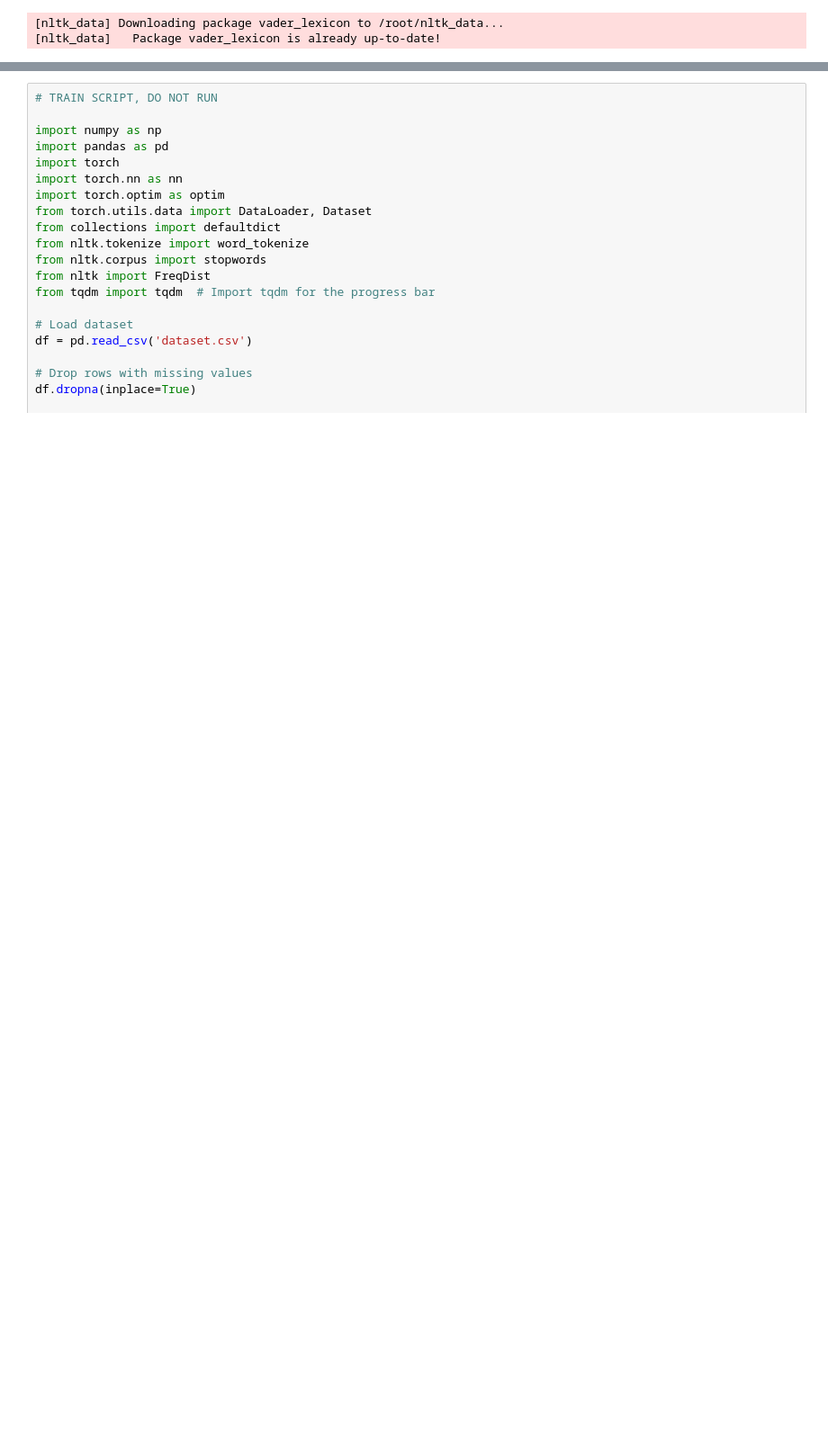
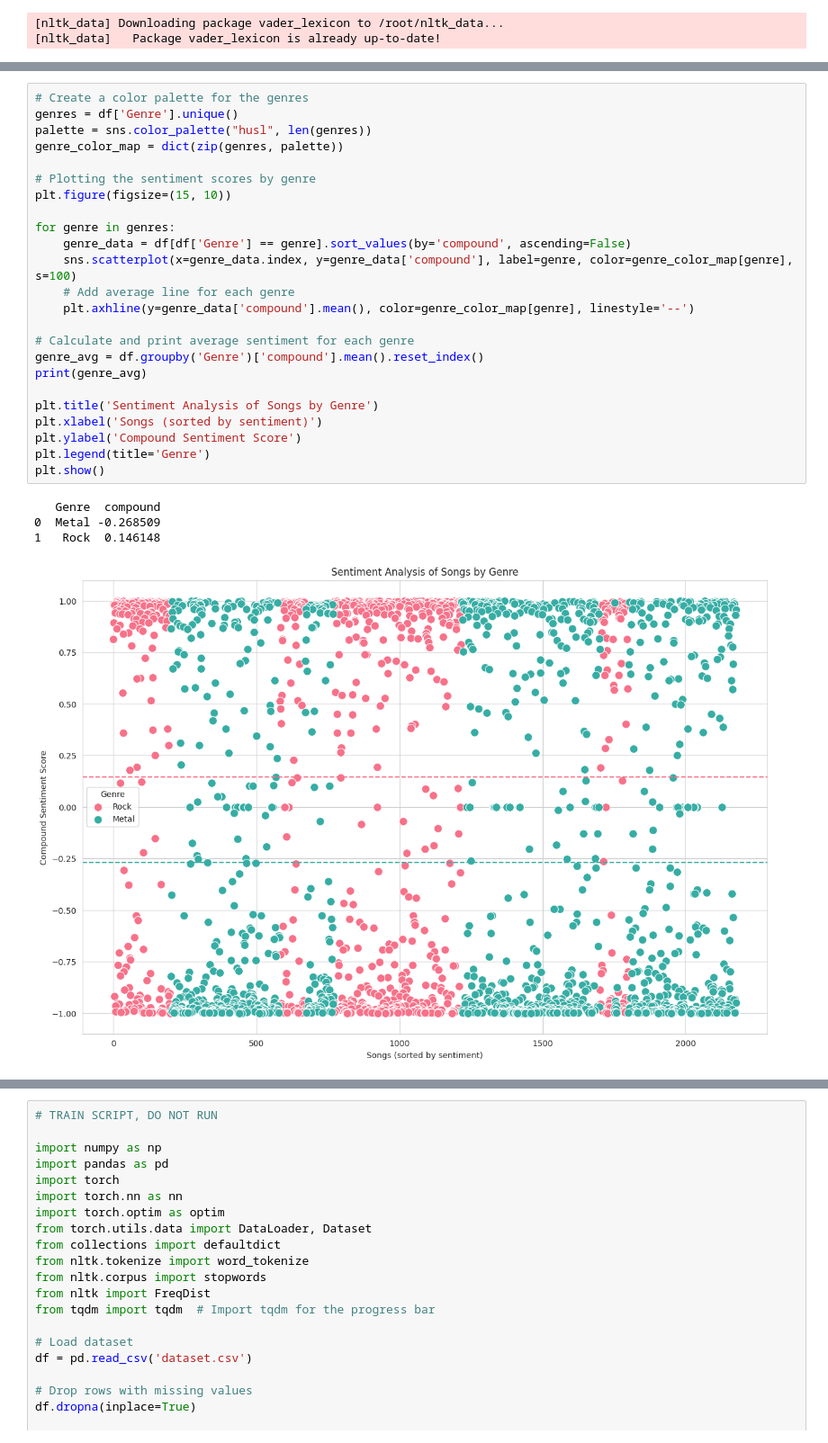
Before and after one commit to LucasMisk/DM_Project, a Jupyter notebook: DM_Project.ipynb, the cells around one changed output, grey strips where cells are left out. Shown at 90% size. Cells and saved outputs as stored; diff of their text form; blank space fills up the shorter version.

```diff
--- a/DM_Project.ipynb
+++ b/DM_Project.ipynb
@@ -701,0 +743,29 @@ plt.show()
+# %%
+# Create a color palette for the genres
+genres = df['Genre'].unique()
+palette = sns.color_palette("husl", len(genres))
+genre_color_map = dict(zip(genres, palette))
+
+# Plotting the sentiment scores by genre
+plt.figure(figsize=(15, 10))
+
+for genre in genres:
+    genre_data = df[df['Genre'] == genre].sort_values(by='compound', ascending=False)
+    sns.scatterplot(x=genre_data.index, y=genre_data['compound'], label=genre, color=genre_color_map[genre], s=100)
+    # Add average line for each genre
+    plt.axhline(y=genre_data['compound'].mean(), color=genre_color_map[genre], linestyle='--')
+
+# Calculate and print average sentiment for each genre
+genre_avg = df.groupby('Genre')['compound'].mean().reset_index()
+print(genre_avg)
+
+plt.title('Sentiment Analysis of Songs by Genre')
+plt.xlabel('Songs (sorted by sentiment)')
+plt.ylabel('Compound Sentiment Score')
+plt.legend(title='Genre')
+plt.show()
+# %% [output]
+   Genre  compound
+0  Metal -0.268509
+1   Rock  0.146148
+[figure, added]
```
Also changed, not shown: parts of 4 cells of this notebook.
